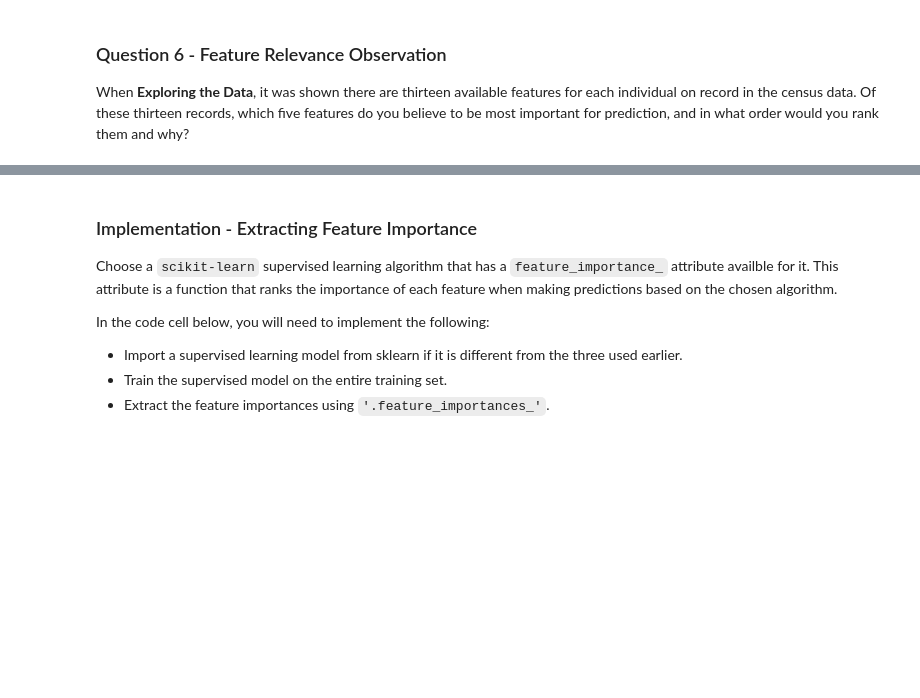
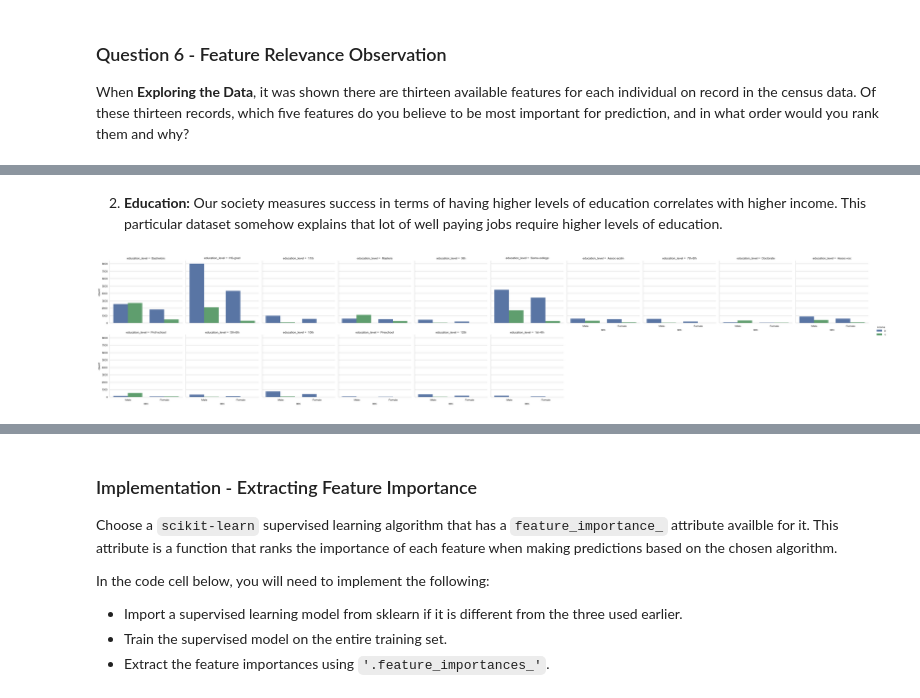
Before and after one commit to lvibb/sandbox, a Jupyter notebook: mlnd/projects/finding_donors/finding_donors.ipynb, the cells around one changed output, grey strips where cells are left out. Saved outputs shown, nothing was run; the diff lists cells and outputs as text; code cells hidden in the pictures; blank space fills up the shorter version.

```diff
--- a/mlnd/projects/finding_donors/finding_donors.ipynb
+++ b/mlnd/projects/finding_donors/finding_donors.ipynb
@@ -619,0 +664,7 @@ When **Exploring the Data**, it was shown there are thirteen available features
+# %% [markdown]
+2) **Education:** Our society measures success in terms of having higher levels of education correlates with higher income. This particular dataset somehow explains that lot of well paying jobs require higher levels of education.
+# %%
+sns.factorplot("sex", col="education_level", data=data,
+               hue='income', kind="count", col_wrap=10);
+# %% [output]
+[figure, added]
```
Also changed, not shown: parts of 32 cells of this notebook, 2 other files.
